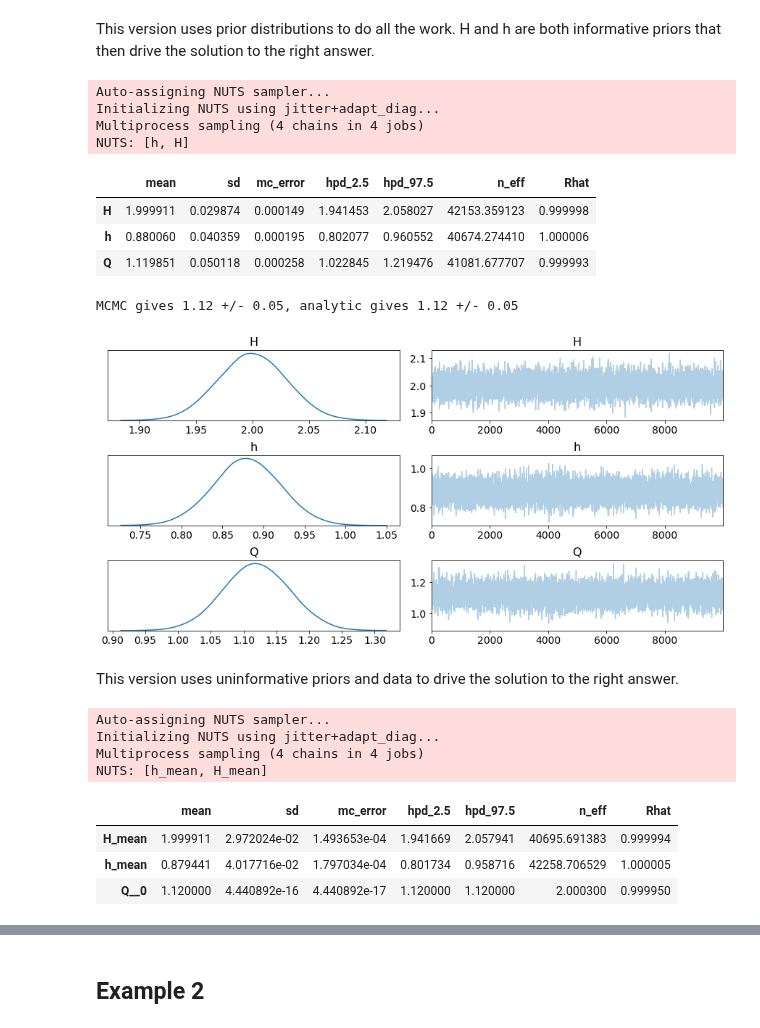
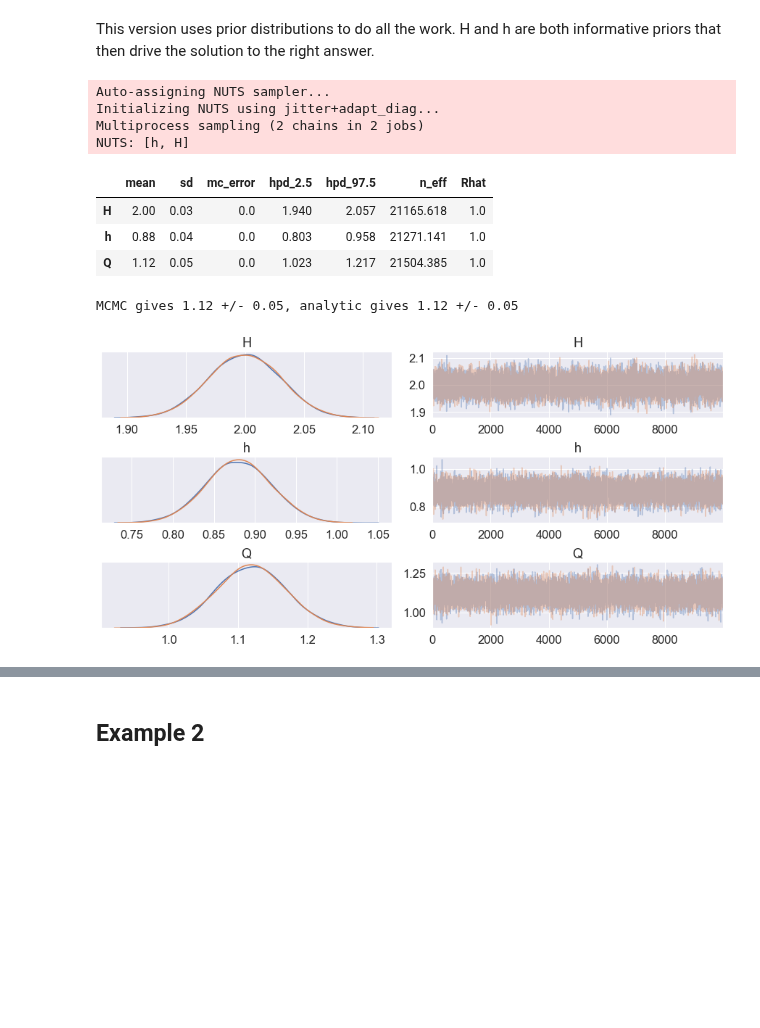
Before and after one commit to balarsen/pymc_learning, a Jupyter notebook: Propagation_of_uncertainty/Examples-pymc3.ipynb, the cells around one changed output, grey strips where cells are left out. Drawn from its saved outputs; the diff is of its cells as text; code cells hidden in the pictures; blank space fills up the shorter version.

Commit message:
Propagation_of_uncertainty/Examples-pymc3.ipynb: full pymc3 update

```diff
--- a/Propagation_of_uncertainty/Examples-pymc3.ipynb
+++ b/Propagation_of_uncertainty/Examples-pymc3.ipynb
@@ -12,59 +12,38 @@ is the uncertainty in Q?
 Q = 1.12 ± 0.05 m
 # %%
 import numpy as np
-import pymc3 as mc
+import pymc3 as pm
+import seaborn as sns
+
+sns.set(font_scale=1.5)
+%matplotlib inline
 # %% [markdown]
 This version uses prior distributions to do all the work. H and h are both informative priors that then drive the solution to the right answer.
 # %%
-model = mc.Model()
 
-with model:
 
-    H = mc.Normal('H', 2.00, tau=(0.03)**-2)
-    h = mc.Normal('h', 0.88, tau=(0.04)**-2)
-    Q = mc.Deterministic('Q', H-h)
-    trace = mc.sample(10000)
+with pm.Model() as model:
+
+    H = pm.Normal('H', 2.00, sigma=0.03)
+    h = pm.Normal('h', 0.88, sigma=0.04)
+    Q = pm.Deterministic('Q', H-h)
+    trace = pm.sample(10000)
 # %% [output]
 Auto-assigning NUTS sampler...
 Initializing NUTS using jitter+adapt_diag...
-Multiprocess sampling (4 chains in 4 jobs)
+Multiprocess sampling (2 chains in 2 jobs)
 NUTS: [h, H]
 # %%
-mc.summary(trace)
+pm.summary(trace).round(3)
 # %% [output]
 |  | mean | sd | mc_error | hpd_2.5 | hpd_97.5 | n_eff | Rhat |
-| H | 1.999911 | 0.029874 | 0.000149 | 1.941453 | 2.058027 | 42153.359123 | 0.999998 |
-| h | 0.880060 | 0.040359 | 0.000195 | 0.802077 | 0.960552 | 40674.274410 | 1.000006 |
-| Q | 1.119851 | 0.050118 | 0.000258 | 1.022845 | 1.219476 | 41081.677707 | 0.999993 |
+| H | 2.00 | 0.03 | 0.0 | 1.940 | 2.057 | 21165.618 | 1.0 |
+| h | 0.88 | 0.04 | 0.0 | 0.803 | 0.958 | 21271.141 | 1.0 |
+| Q | 1.12 | 0.05 | 0.0 | 1.023 | 1.217 | 21504.385 | 1.0 |
 # %%
-mc.traceplot(trace, combined=True)
+pm.traceplot(trace, combined=False)
 print("MCMC gives {:.2f} +/- {:.2f}, analytic gives {} +/- {}".format(trace['Q'].mean(),
                                                                           trace['Q'].std(), 1.12, 0.05))
 # %% [output]
 MCMC gives 1.12 +/- 0.05, analytic gives 1.12 +/- 0.05
-[figure, old version]
+[figure, new version]
-# %% [markdown]
-This version uses uninformative priors and data to drive the solution to the right answer.
-# %%
-model = mc.Model()
-
-with model:
-    H_mean = mc.Flat('H_mean')
-    h_mean = mc.Flat('h_mean')
-
-    H = mc.Normal('H', H_mean, 0.03, observed=[2.0])
-    h = mc.Normal('h', h_mean, 0.04, observed=[0.88])
-    Q = mc.Deterministic('Q', H-h)
-    trace = mc.sample(10000)
-# %% [output]
-Auto-assigning NUTS sampler...
-Initializing NUTS using jitter+adapt_diag...
-Multiprocess sampling (4 chains in 4 jobs)
-NUTS: [h_mean, H_mean]
-# %%
-mc.summary(trace)
-# %% [output]
-|  | mean | sd | mc_error | hpd_2.5 | hpd_97.5 | n_eff | Rhat |
-| H_mean | 1.999911 | 2.972024e-02 | 1.493653e-04 | 1.941669 | 2.057941 | 40695.691383 | 0.999994 |
-| h_mean | 0.879441 | 4.017716e-02 | 1.797034e-04 | 0.801734 | 0.958716 | 42258.706529 | 1.000005 |
-| Q__0 | 1.120000 | 4.440892e-16 | 4.440892e-17 | 1.120000 | 1.120000 | 2.000300 | 0.999950 |
```
Also changed, not shown: parts of 16 cells of this notebook.
